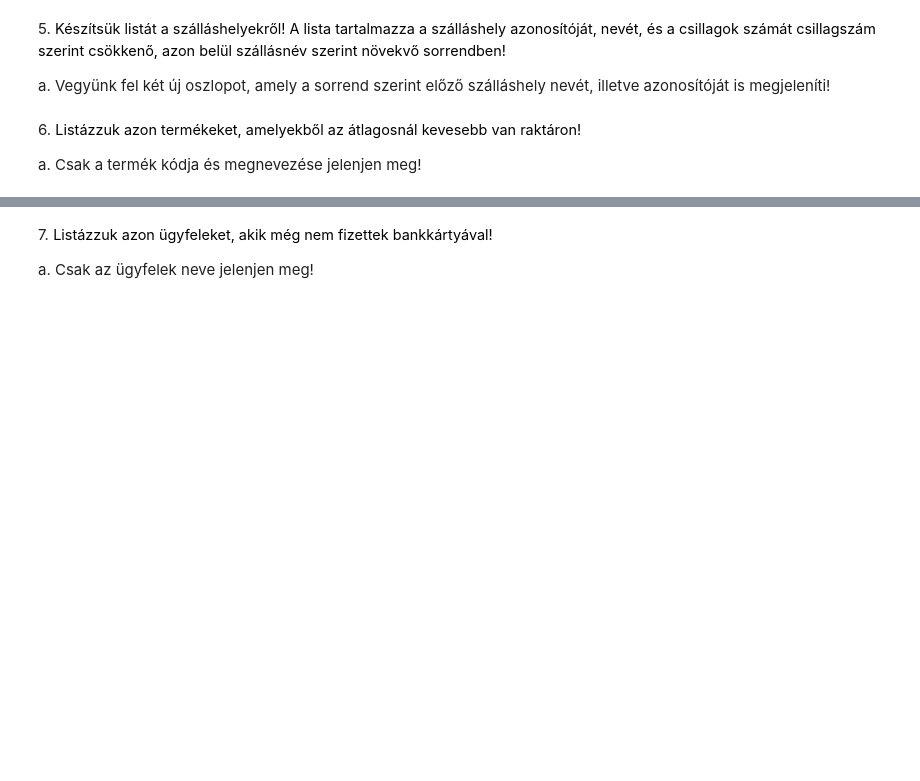
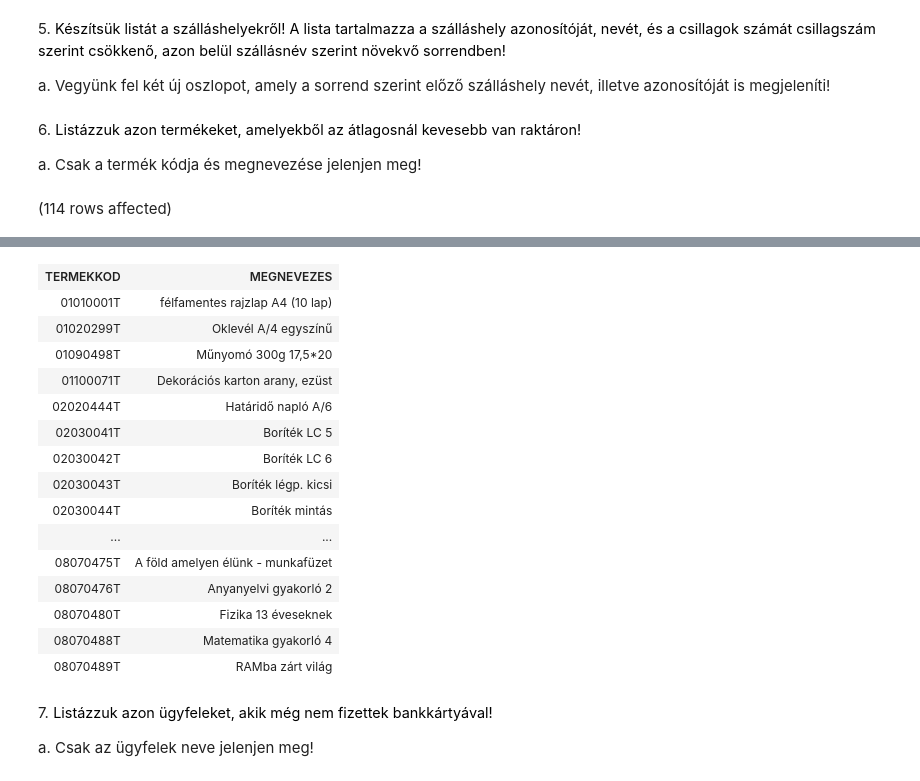
Before and after one commit to malomka/sqlgyak03, a Jupyter notebook: gyakorlat06_feladatok.ipynb, the cells around one changed output, grey strips where cells are left out. Saved outputs shown, nothing was run; the diff lists cells and outputs as text; code cells hidden in the pictures; blank space fills up the shorter version.

```diff
--- a/gyakorlat06_feladatok.ipynb
+++ b/gyakorlat06_feladatok.ipynb
@@ -86,3 +86,11 @@ a. Vegyünk fel két új oszlopot, amely a sorrend szerint előző szálláshely
 6. <span style="background-color: rgb(255, 255, 255); color: rgb(0, 0, 0); font-family: &quot;Open Sans&quot;, sans-serif; font-size: 14.44px;">Listázzuk azon termékeket, amelyekből az átlagosnál kevesebb van raktáron!&nbsp;</span>
 
 a. Csak a termék kódja és megnevezése jelenjen meg!
+# %%
+SELECT TERMEKKOD,
+       MEGNEVEZES
+FROM Termek
+WHERE KESZLET > (SELECT AVG(KESZLET)
+                 FROM Termek)
+# %% [output]
+(114 rows affected)
@@ -89,3 +98,19 @@ a. Csak a termék kódja és megnevezése jelenjen meg!
+| TERMEKKOD | MEGNEVEZES |
+| 01010001T | félfamentes rajzlap A4 (10 lap) |
+| 01020299T | Oklevél A/4 egyszínű |
+| 01090498T | Műnyomó 300g 17,5*20 |
+| 01100071T | Dekorációs karton arany, ezüst |
+| 02020444T | Határidő napló A/6 |
+| 02030041T | Boríték LC 5 |
+| 02030042T | Boríték LC 6 |
+| 02030043T | Boríték légp. kicsi |
+| 02030044T | Boríték mintás |
+| ... | ... |
+| 08070475T | A föld amelyen élünk - munkafüzet |
+| 08070476T | Anyanyelvi gyakorló 2 |
+| 08070480T | Fizika 13 éveseknek |
+| 08070488T | Matematika gyakorló 4 |
+| 08070489T | RAMba zárt világ |
 # %% [markdown]
 7. <span style="background-color: rgb(255, 255, 255); color: rgb(0, 0, 0); font-family: &quot;Open Sans&quot;, sans-serif; font-size: 14.44px;">Listázzuk azon ügyfeleket, akik még nem fizettek bankkártyával!&nbsp;</span>
 
```
Also changed, not shown: parts of 1 cell of this notebook.
